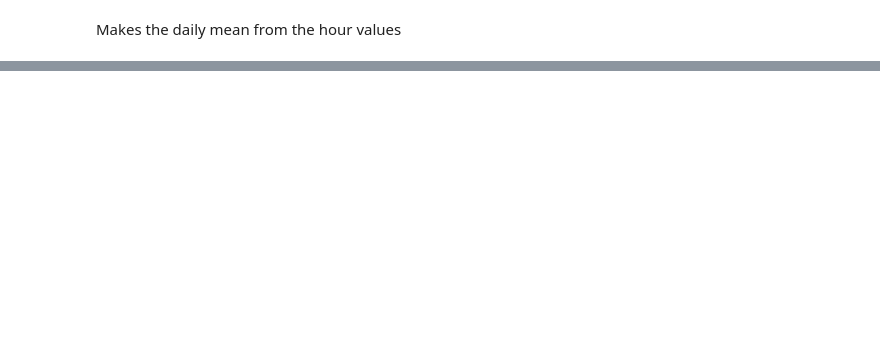
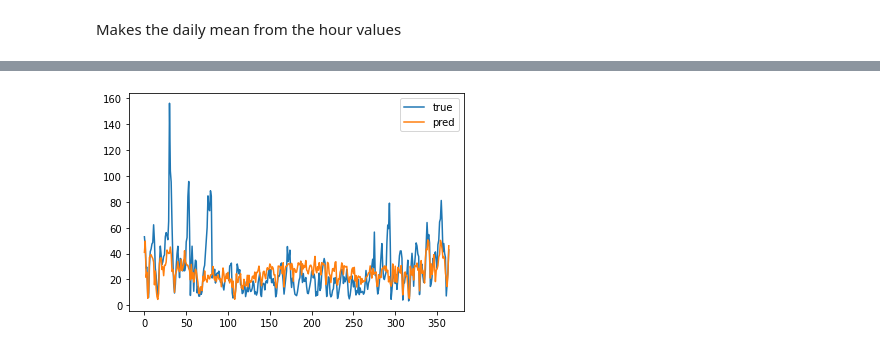
Before and after one commit to WebValley2022/first-challenge, a Jupyter notebook: linear-regression.ipynb, the cells around one changed output, grey strips where cells are left out. Saved outputs shown, nothing was run; the diff lists cells and outputs as text; code cells hidden in the pictures; blank space fills up the shorter version.

```diff
--- a/linear-regression.ipynb
+++ b/linear-regression.ipynb
@@ -235,0 +371,9 @@ print('R²:', r2)
+# %%
+# Changed valeus
+
+plt.plot(test_chart_data.iloc[-365:].Valore.to_numpy(), label="true")
+plt.plot(predictions2, label ="pred")
+plt.legend()
+plt.show()
+# %% [output]
+[figure, added]
```
Also changed, not shown: parts of 42 cells of this notebook.
